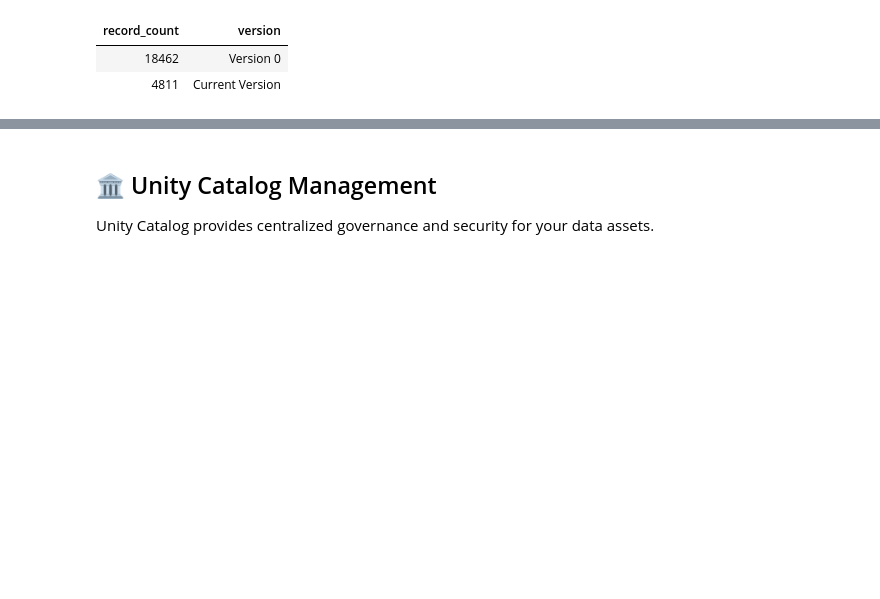
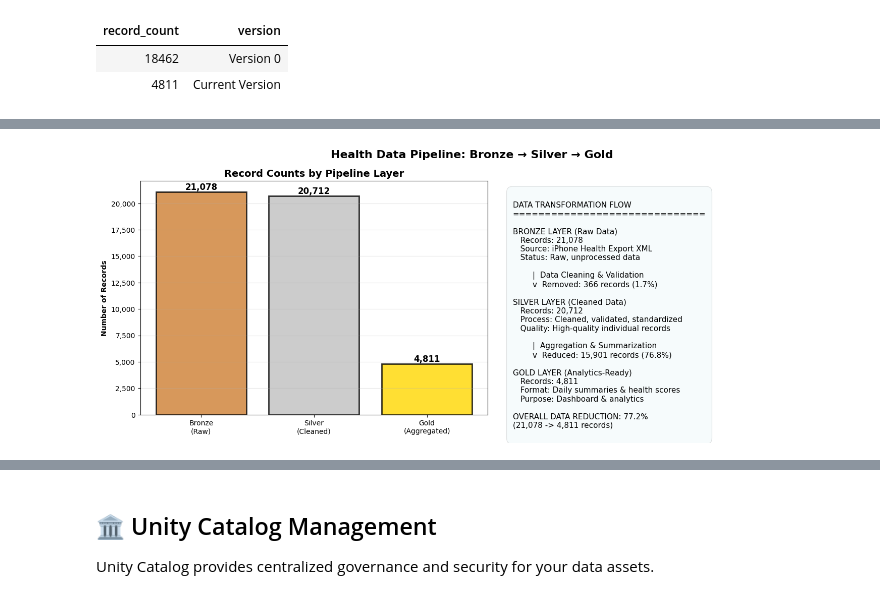
Before and after one commit to HossamTabana/data-engineering, a Jupyter notebook: lakehouse-tutorial/Heath Analytics Demo.ipynb, the cells around one changed output, grey strips where cells are left out. Cells and saved outputs as stored; diff of their text form; code cells hidden in the pictures; blank space fills up the shorter version.

```diff
--- a/lakehouse-tutorial/Heath Analytics Demo.ipynb
+++ b/lakehouse-tutorial/Heath Analytics Demo.ipynb
@@ -609,0 +614,96 @@ FROM health_data.gold.daily_health_summary
+# %%
+import matplotlib.pyplot as plt
+import pandas as pd
+
+# Get record counts from each layer using correct table names
+bronze_count = spark.sql("SELECT COUNT(*) as count FROM health_data.bronze.apple_health").collect()[0]['count']
+silver_count = spark.sql("SELECT COUNT(*) as count FROM health_data.silver.apple_health").collect()[0]['count']
+gold_count = spark.sql("SELECT COUNT(*) as count FROM health_data.gold.daily_health_summary").collect()[0]['count']
+
+# Create summary DataFrame
+pipeline_data = pd.DataFrame({
+    'Layer': ['Bronze\n(Raw)', 'Silver\n(Cleaned)', 'Gold\n(Aggregated)'],
+    'Record_Count': [bronze_count, silver_count, gold_count],
+    'Colors': ['#CD7F32', '#C0C0C0', '#FFD700']  # Bronze, Silver, Gold colors
+})
+
+# Calculate data reduction percentages
+bronze_to_silver_reduction = ((bronze_count - silver_count) / bronze_count) * 100
+silver_to_gold_reduction = ((silver_count - gold_count) / silver_count) * 100
+total_reduction = ((bronze_count - gold_count) / bronze_count) * 100
+
+print("="*60)
+print("DATA PIPELINE PROCESSING SUMMARY")
+print("="*60)
+
+fig, (ax1, ax2) = plt.subplots(1, 2, figsize=(15, 6))
+fig.suptitle('Health Data Pipeline: Bronze → Silver → Gold', fontsize=16, fontweight='bold')
+
+# 1. Bar Chart showing record counts
+bars = ax1.bar(pipeline_data['Layer'], pipeline_data['Record_Count'],
+               color=pipeline_data['Colors'], alpha=0.8, edgecolor='black', linewidth=2)
+
+# Add value labels on bars
+for bar, count in zip(bars, pipeline_data['Record_Count']):
+    height = bar.get_height()
+    ax1.text(bar.get_x() + bar.get_width()/2., height,
+             f'{count:,}', ha='center', va='bottom', fontweight='bold', fontsize=12)
+
+ax1.set_title('Record Counts by Pipeline Layer', fontweight='bold', fontsize=14)
+ax1.set_ylabel('Number of Records', fontweight='bold')
+ax1.grid(True, alpha=0.3, axis='y')
+
+# Format y-axis with commas
+ax1.yaxis.set_major_formatter(plt.FuncFormatter(lambda x, p: f'{x:,.0f}'))
+
+# 2. Data Flow Visualization
+ax2.axis('off')
+
+# Create flow diagram without emojis
+flow_text = f"""
+DATA TRANSFORMATION FLOW
+{'='*30}
+
+BRONZE LAYER (Raw Data)
+   Records: {bronze_count:,}
+   Source: iPhone Health Export XML
+   Status: Raw, unprocessed data
+
+        |  Data Cleaning & Validation
+        v  Removed: {bronze_count - silver_count:,} records ({bronze_to_silver_reduction:.1f}%)
+
+SILVER LAYER (Cleaned Data)
+   Records: {silver_count:,}
+   Process: Cleaned, validated, standardized
+   Quality: High-quality individual records
+
+        |  Aggregation & Summarization
+        v  Reduced: {silver_count - gold_count:,} records ({silver_to_gold_reduction:.1f}%)
+
+GOLD LAYER (Analytics-Ready)
+   Records: {gold_count:,}
+   Format: Daily summaries & health scores
+   Purpose: Dashboard & analytics
+
+OVERALL DATA REDUCTION: {total_reduction:.1f}%
+({bronze_count:,} -> {gold_count:,} records)
+"""
+
+ax2.text(0.05, 0.95, flow_text, transform=ax2.transAxes, fontsize=11,
+         verticalalignment='top',
+         bbox=dict(boxstyle="round,pad=0.8", facecolor='lightblue', alpha=0.1))
+
+plt.tight_layout()
+plt.show()
+
+# Print detailed summary
+print(f"PIPELINE STATISTICS:")
+print(f"   • Bronze Layer: {bronze_count:,} records")
+print(f"   • Silver Layer: {silver_count:,} records ({bronze_to_silver_reduction:.1f}% reduction)")
+print(f"   • Gold Layer: {gold_count:,} records ({silver_to_gold_reduction:.1f}% further reduction)")
+print(f"\nTRANSFORMATION EFFICIENCY:")
+print(f"   • Data cleaning removed: {bronze_count - silver_count:,} invalid/duplicate records")
+print(f"   • Aggregation condensed: {silver_count - gold_count:,} records into daily summaries")
+print(f"   • Overall compression ratio: {bronze_count/gold_count:.1f}:1")
+print(f"   • Final dataset size: {total_reduction:.1f}% smaller than raw input")
+# %% [output]
@@ -609,0 +713 @@ FROM health_data.gold.daily_health_summary
+[figure, added]
```
Also changed, not shown: parts of 13 cells of this notebook, 1 other file.
